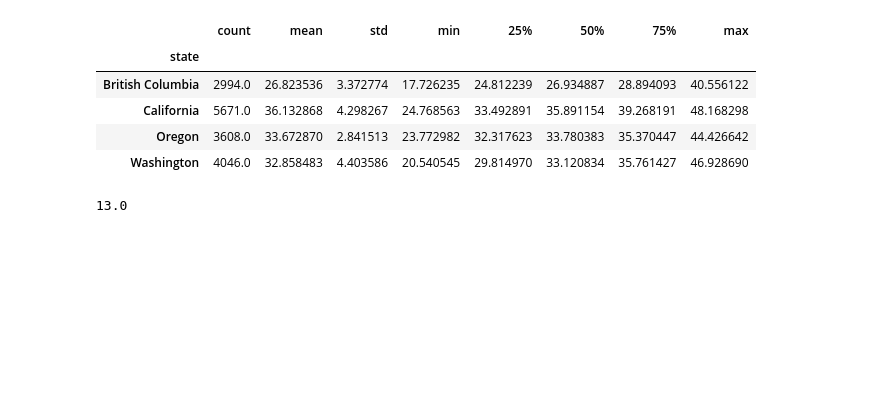
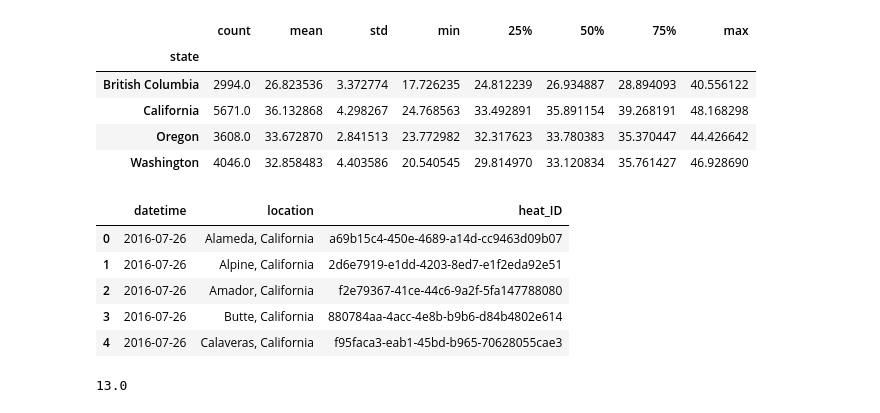
Before and after one commit to shivyucel/heatwaves_pnw_code, a Jupyter notebook: 0.1_identify_heatwaves.ipynb, the cells around one changed output. Cells and saved outputs as stored; diff of their text form; code cells hidden in the pictures; blank space fills up the shorter version.

```diff
--- a/0.1_identify_heatwaves.ipynb
+++ b/0.1_identify_heatwaves.ipynb
@@ -187,4 +129,13 @@ codes = pd.DataFrame.from_dict(heatwave_IDs, orient='index').unstack().reset_ind
 codes.columns=['datetime', 'location', 'heat_ID']
 # %%
 codes.dropna(inplace=True)
+# %%
+codes.head()
+# %% [output]
+|  | datetime | location | heat_ID |
+| 0 | 2016-07-26 | Alameda, California | a69b15c4-450e-4689-a14d-cc9463d09b07 |
+| 1 | 2016-07-26 | Alpine, California | 2d6e7919-e1dd-4203-8ed7-e1f2eda92e51 |
+| 2 | 2016-07-26 | Amador, California | f2e79367-41ce-44c6-9a2f-5fa147788080 |
+| 3 | 2016-07-26 | Butte, California | 880784aa-4acc-4e8b-b9b6-d84b4802e614 |
+| 4 | 2016-07-26 | Calaveras, California | f95faca3-eab1-45bd-b965-70628055cae3 |
 # %%
```
Also changed, not shown: parts of 130 cells of this notebook, 4 other files.
